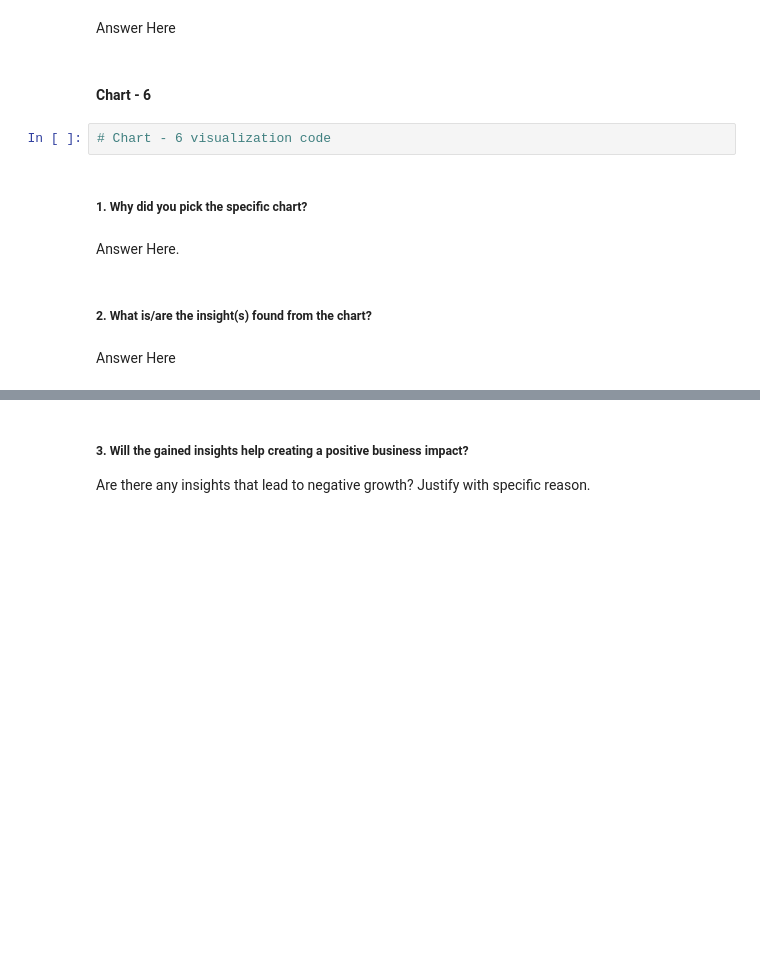
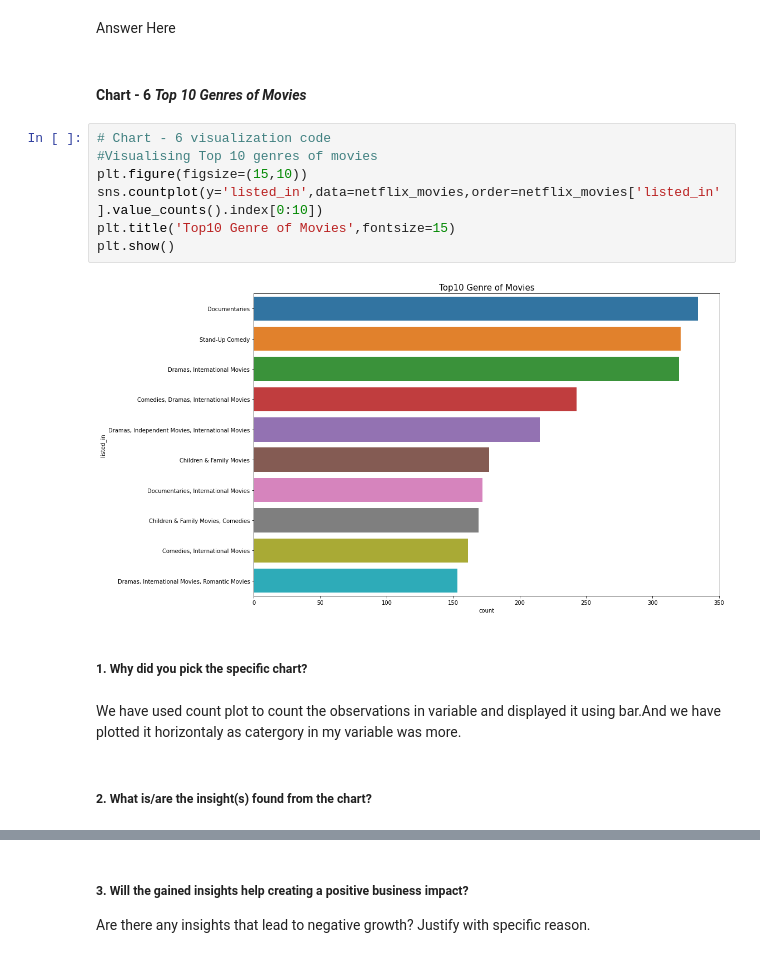
Before and after one commit to Kaushaljha488/NETFLIX_MOVIES_AND_TV_SHOWS_CLUSTERING, a Jupyter notebook: Kaushal_NETFLIX_MOVIES_AND_TV_SHOWS_CLUSTERING.ipynb, the cells around one changed output, grey strips where cells are left out. Cells and saved outputs as stored; diff of their text form; blank space fills up the shorter version.

```diff
--- a/Kaushal_NETFLIX_MOVIES_AND_TV_SHOWS_CLUSTERING.ipynb
+++ b/Kaushal_NETFLIX_MOVIES_AND_TV_SHOWS_CLUSTERING.ipynb
@@ -437,14 +454,19 @@ Are there any insights that lead to negative growth? Justify with specific reaso
 # %% [markdown]
 Answer Here
 # %% [markdown]
-#### Chart - 6
+#### Chart - 6 ***Top 10  Genres of Movies***
-# %%
-# Chart - 6 visualization code
+# %%
+# Chart - 6 visualization code
+#Visualising Top 10 genres of movies
+plt.figure(figsize=(15,10))
+sns.countplot(y='listed_in',data=netflix_movies,order=netflix_movies['listed_in'].value_counts().index[0:10])
+plt.title('Top10 Genre of Movies',fontsize=15)
+plt.show()
+# %% [output]
+[figure, added]
 # %% [markdown]
 ##### 1. Why did you pick the specific chart?
-# %% [markdown]
-Answer Here.
+# %% [markdown]
+We have used count plot to count the observations in variable and displayed it using bar.And we have plotted it horizontaly as catergory in my variable was more.
 # %% [markdown]
 ##### 2. What is/are the insight(s) found from the chart?
-# %% [markdown]
-Answer Here
```
Also changed, not shown: parts of 75 cells of this notebook.
